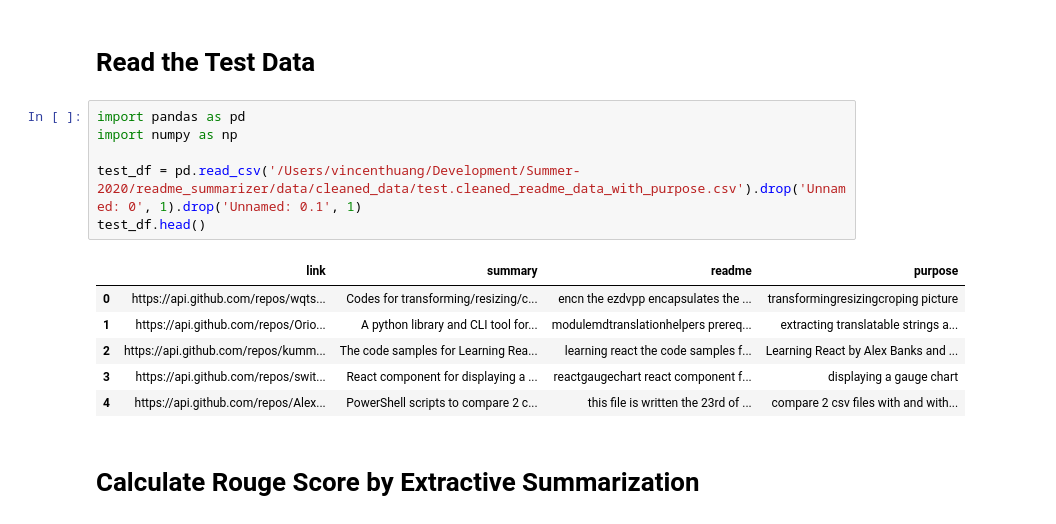
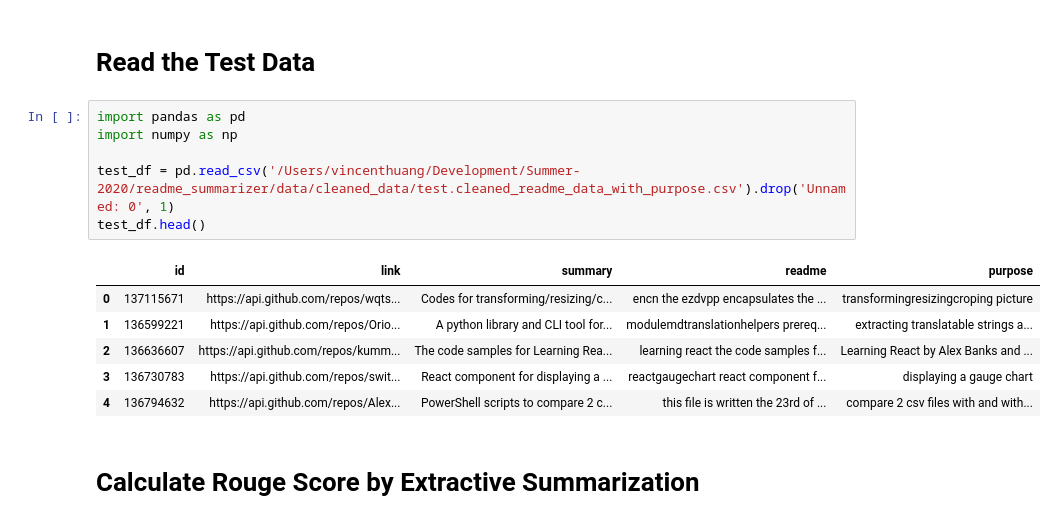
Before and after one commit to vincent-chenzhun-huang/readme_summarizer, a Jupyter notebook: summarizations/extractive_summarization.ipynb, the cells around one changed output. Cells and saved outputs as stored; diff of their text form.

```diff
--- a/summarizations/extractive_summarization.ipynb
+++ b/summarizations/extractive_summarization.ipynb
@@ -3,16 +3,16 @@
 # %%
 import pandas as pd
 import numpy as np
 
-test_df = pd.read_csv('/Users/vincenthuang/Development/Summer-2020/readme_summarizer/data/cleaned_data/test.cleaned_readme_data_with_purpose.csv').drop('Unnamed: 0', 1).drop('Unnamed: 0.1', 1)
+test_df = pd.read_csv('/Users/vincenthuang/Development/Summer-2020/readme_summarizer/data/cleaned_data/test.cleaned_readme_data_with_purpose.csv').drop('Unnamed: 0', 1)
 test_df.head()
 # %% [output]
-|  | link | summary | readme | purpose |
-| 0 | https://api.github.com/repos/wqts... | Codes for transforming/resizing/c... | encn the ezdvpp encapsulates the ... | transformingresizingcroping picture |
-| 1 | https://api.github.com/repos/Orio... | A python library and CLI tool for... | modulemdtranslationhelpers prereq... | extracting translatable strings a... |
-| 2 | https://api.github.com/repos/kumm... | The code samples for Learning Rea... | learning react the code samples f... | Learning React by Alex Banks and ... |
-| 3 | https://api.github.com/repos/swit... | React component for displaying a ... | reactgaugechart react component f... | displaying a gauge chart |
-| 4 | https://api.github.com/repos/Alex... | PowerShell scripts to compare 2 c... | this file is written the 23rd of ... | compare 2 csv files with and with... |
+|  | id | link | summary | readme | purpose |
+| 0 | 137115671 | https://api.github.com/repos/wqts... | Codes for transforming/resizing/c... | encn the ezdvpp encapsulates the ... | transformingresizingcroping picture |
+| 1 | 136599221 | https://api.github.com/repos/Orio... | A python library and CLI tool for... | modulemdtranslationhelpers prereq... | extracting translatable strings a... |
+| 2 | 136636607 | https://api.github.com/repos/kumm... | The code samples for Learning Rea... | learning react the code samples f... | Learning React by Alex Banks and ... |
+| 3 | 136730783 | https://api.github.com/repos/swit... | React component for displaying a ... | reactgaugechart react component f... | displaying a gauge chart |
+| 4 | 136794632 | https://api.github.com/repos/Alex... | PowerShell scripts to compare 2 c... | this file is written the 23rd of ... | compare 2 csv files with and with... |
 # %% [markdown]
 # Calculate Rouge Score by Extractive Summarization
 # %%
```
Also changed, not shown: parts of 4 cells of this notebook, 2 other files.
